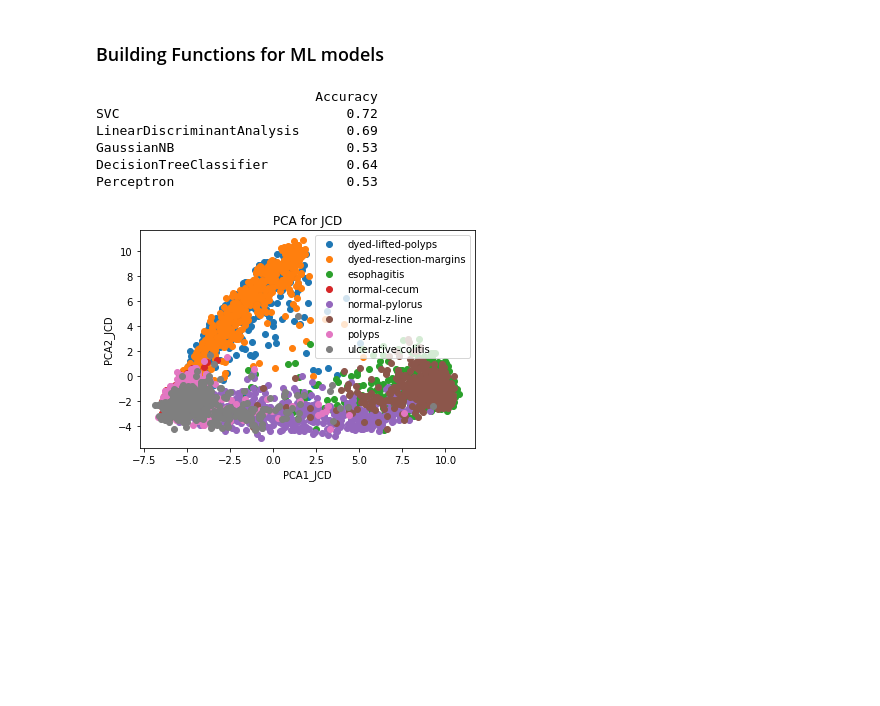
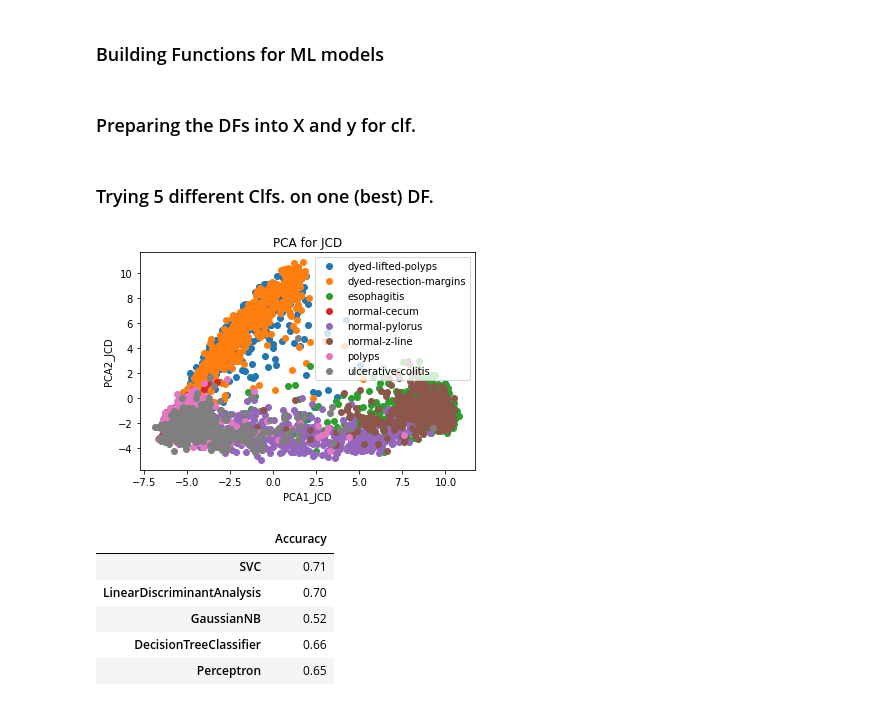
Before and after one commit to ruwaa-mohamed/kvasir-clf, a Jupyter notebook: main.ipynb, the cells around one changed output. Saved outputs shown, nothing was run; the diff lists cells and outputs as text; code cells hidden in the pictures; blank space fills up the shorter version.

```diff
--- a/main.ipynb
+++ b/main.ipynb
@@ -173,6 +173,8 @@ def try_pca(X, y, X_name):
     plt.ylabel('PCA2_' + X_name)
     plt.savefig('PCA_'+ X_name + '.png')
     plt.show()
+# %% [markdown]
+### Preparing the DFs into X and y for clf.
 # %%
 # Defining all possible X and y.
 y = [item for item in data_classes for i in range(500)]
@@ -183,29 +185,32 @@ ColorLayout_X = ColorLayout_df.drop(0, axis=1)
 EdgeHistogram_X = EdgeHistogram_df.drop(0, axis=1)
 AutoColorCorrelogram_X = AutoColorCorrelogram_df.drop(0, axis=1)
 PHOG_X = PHOG_df.drop(0, axis=1)
+# %% [markdown]
+### Trying 5 different Clfs. on one (best) DF.
 # %%
 XX = JCD_X
 
 models = [SVC(kernel='linear'),
           LinearDiscriminantAnalysis(),
           GaussianNB(),
           DecisionTreeClassifier(),
           Perceptron()]
 model_results = {}
 for model in models:
     key, val = try_model(model, XX, y, 0.20)
     model_results[key] = val
 
 df2 = pd.DataFrame(list(model_results.values()), list(model_results.keys()))
 df2.columns = ["Accuracy"]
-print(df2)
+
 try_pca(XX, y, 'JCD')
-# This feature (which produced the highest sep. score), is not linearly seperable!
+df2
+# This feature (which produced the highest accuracy score), is not linearly seperable!
 # %% [output]
-                            Accuracy
-SVC                             0.72
-LinearDiscriminantAnalysis      0.69
-GaussianNB                      0.53
-DecisionTreeClassifier          0.64
-Perceptron                      0.53
 [figure]
+|  | Accuracy |
+| SVC | 0.71 |
+| LinearDiscriminantAnalysis | 0.70 |
+| GaussianNB | 0.52 |
+| DecisionTreeClassifier | 0.66 |
+| Perceptron | 0.65 |
```
